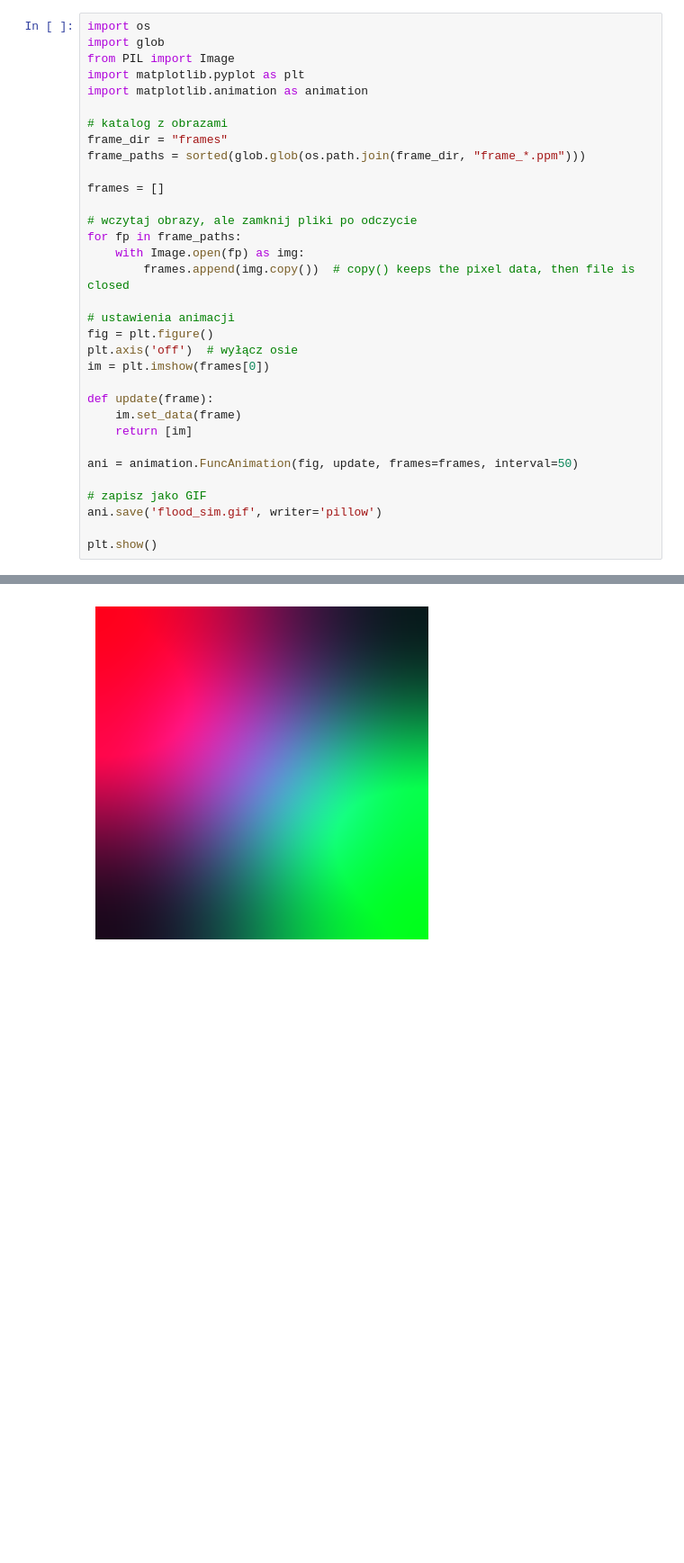
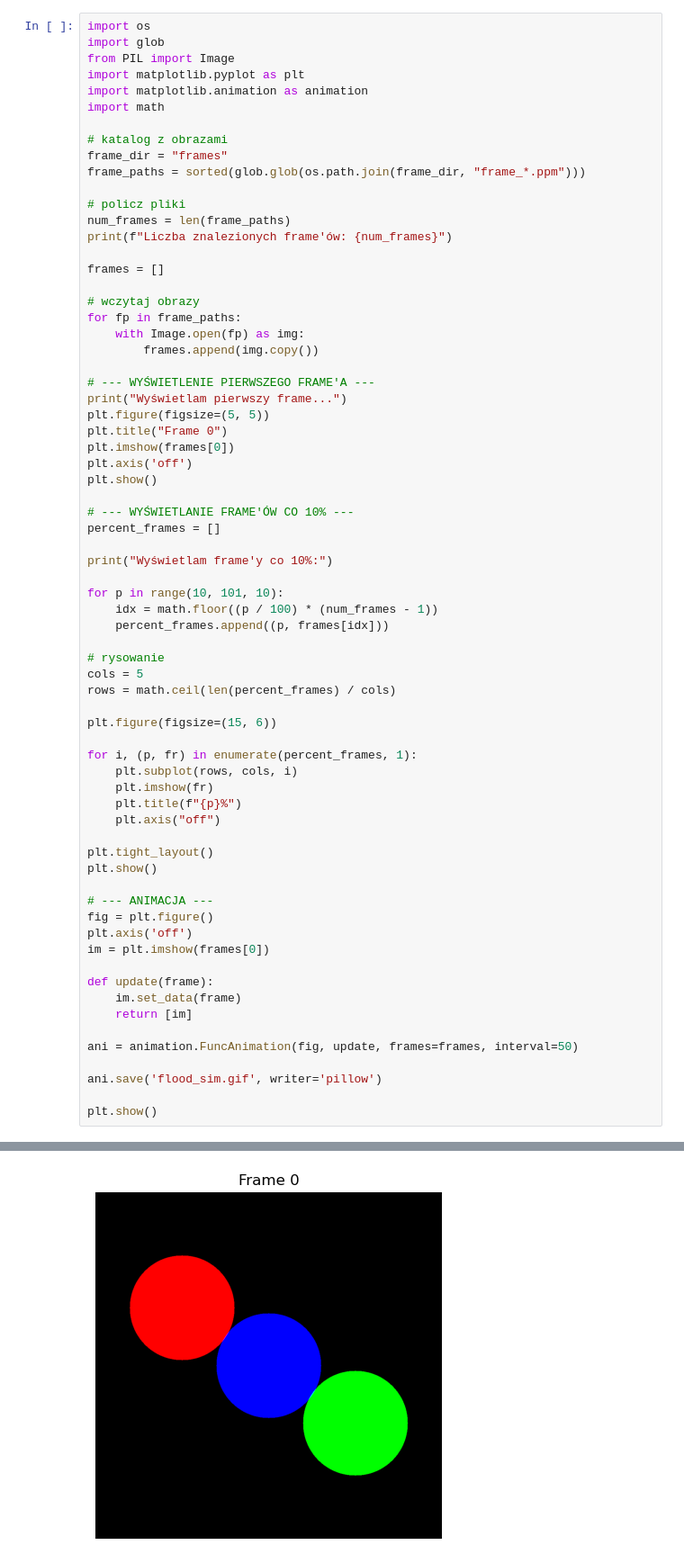
Before and after one commit to BaCe21/colour-diffusion-parallel, a Jupyter notebook: src/cuda/animacja_cuda.ipynb, the cells around one changed output, grey strips where cells are left out. Shown: that part at 90% size. Cells and saved outputs as stored; diff of their text form; blank space fills up the shorter version.

```diff
--- a/src/cuda/animacja_cuda.ipynb
+++ b/src/cuda/animacja_cuda.ipynb
@@ -4,21 +4,58 @@ import glob
 from PIL import Image
 import matplotlib.pyplot as plt
 import matplotlib.animation as animation
+import math
 
 # katalog z obrazami
 frame_dir = "frames"
 frame_paths = sorted(glob.glob(os.path.join(frame_dir, "frame_*.ppm")))
 
+# policz pliki
+num_frames = len(frame_paths)
+print(f"Liczba znalezionych frame'ów: {num_frames}")
+
 frames = []
 
-# wczytaj obrazy, ale zamknij pliki po odczycie
+# wczytaj obrazy
 for fp in frame_paths:
     with Image.open(fp) as img:
-        frames.append(img.copy())  # copy() keeps the pixel data, then file is closed
+        frames.append(img.copy())
 
-# ustawienia animacji
+# --- WYŚWIETLENIE PIERWSZEGO FRAME'A ---
+print("Wyświetlam pierwszy frame...")
+plt.figure(figsize=(5, 5))
+plt.title("Frame 0")
+plt.imshow(frames[0])
+plt.axis('off')
+plt.show()
+
+# --- WYŚWIETLANIE FRAME'ÓW CO 10% ---
+percent_frames = []
+
+print("Wyświetlam frame'y co 10%:")
+
+for p in range(10, 101, 10):
+    idx = math.floor((p / 100) * (num_frames - 1))
+    percent_frames.append((p, frames[idx]))
+
+# rysowanie
+cols = 5
+rows = math.ceil(len(percent_frames) / cols)
+
+plt.figure(figsize=(15, 6))
+
+for i, (p, fr) in enumerate(percent_frames, 1):
+    plt.subplot(rows, cols, i)
+    plt.imshow(fr)
+    plt.title(f"{p}%")
+    plt.axis("off")
+
+plt.tight_layout()
+plt.show()
+
+# --- ANIMACJA ---
 fig = plt.figure()
-plt.axis('off')  # wyłącz osie
+plt.axis('off')
 im = plt.imshow(frames[0])
 
 def update(frame):
@@ -27,7 +64,6 @@ def update(frame):
 
 ani = animation.FuncAnimation(fig, update, frames=frames, interval=50)
 
-# zapisz jako GIF
 ani.save('flood_sim.gif', writer='pillow')
 
 plt.show()
@@ -35 +73 @@ plt.show()
-[figure, old version]
+[figure, new version]
```
Also changed, not shown: parts of 1 cell of this notebook, 2 other files.
